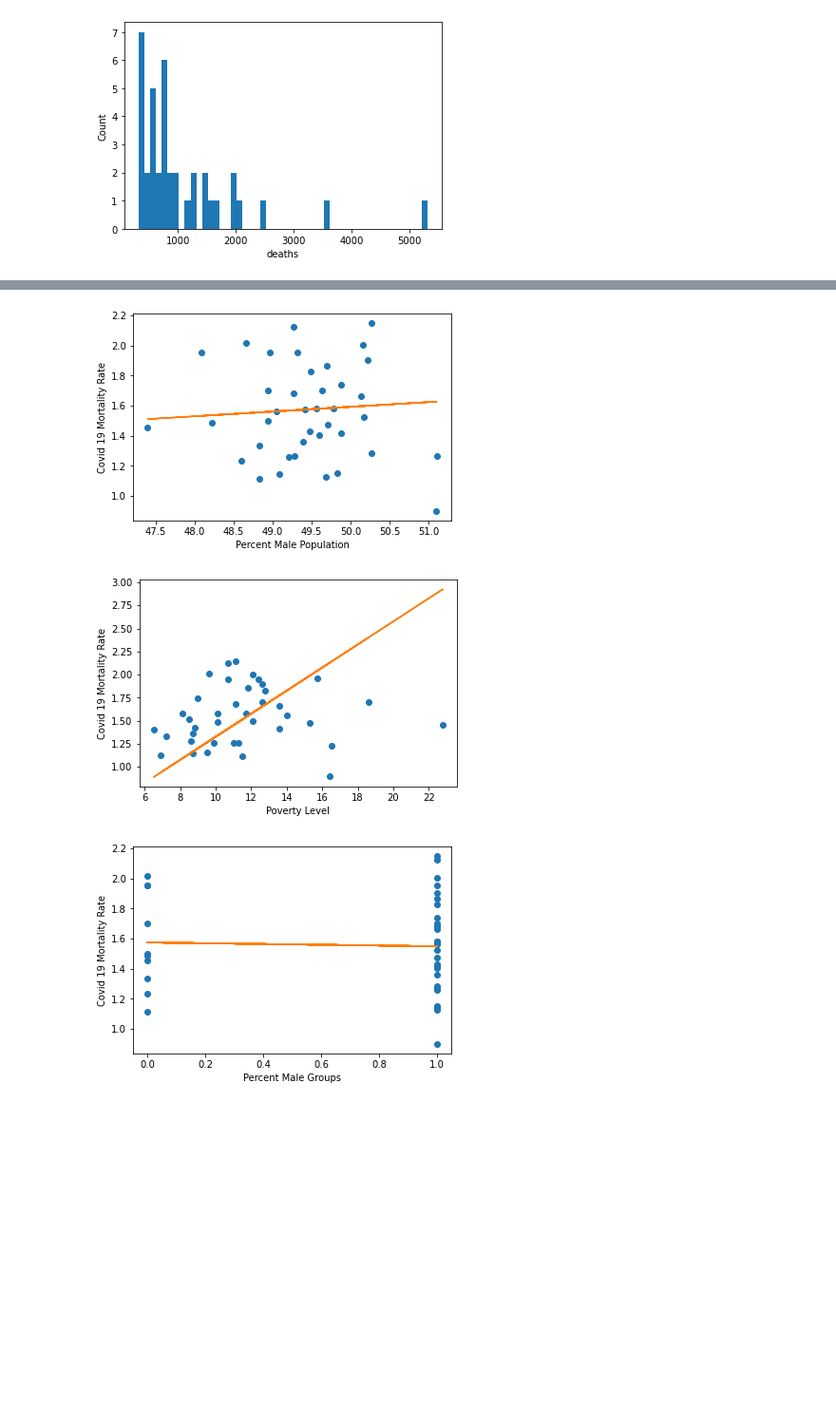
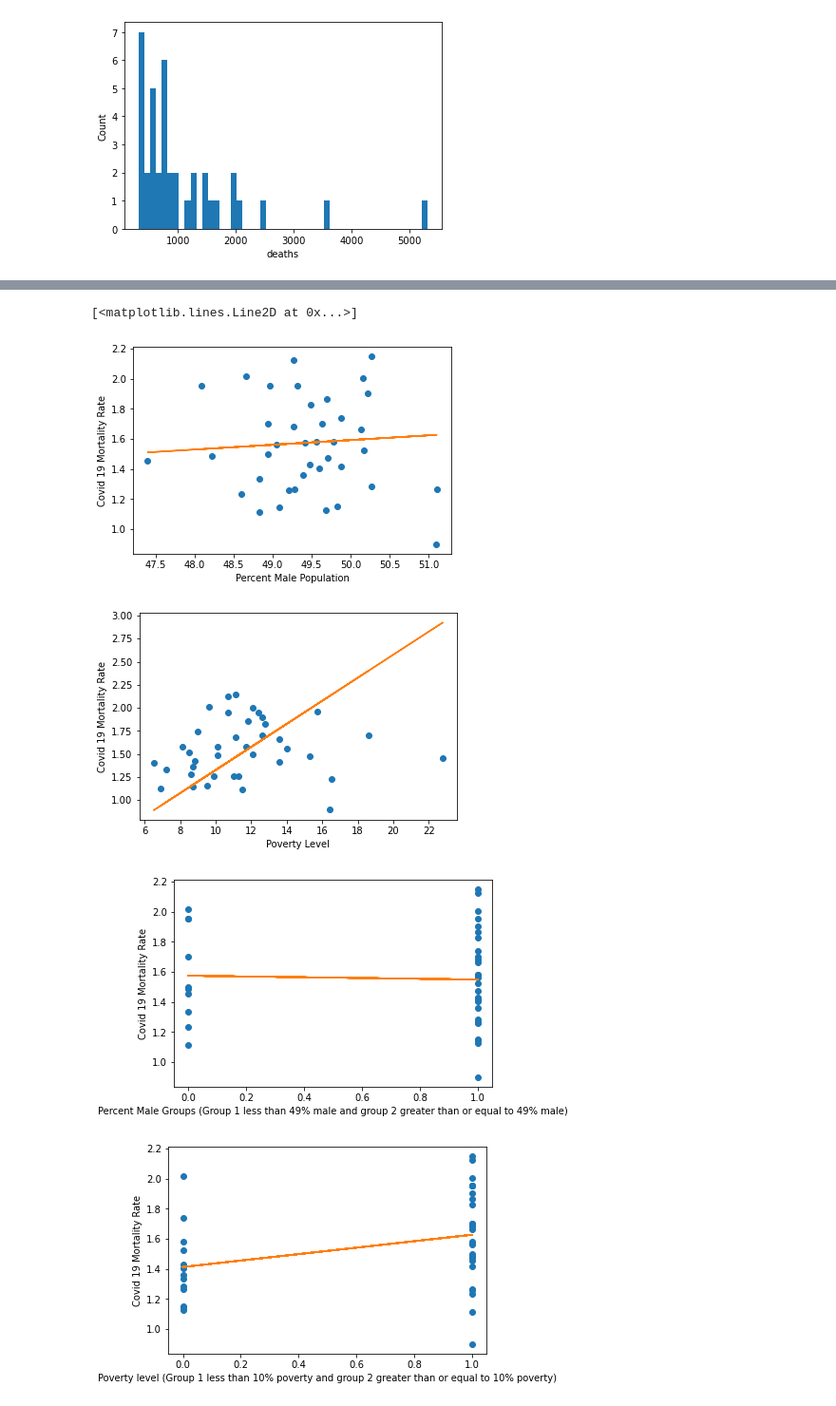
Before and after one commit to CAK25/AnalyzeCovid, a Jupyter notebook: GitHub.ipynb, the cells around one changed output, grey strips where cells are left out. Shown at 95% size. Cells and saved outputs as stored; diff of their text form; code cells hidden in the pictures; blank space fills up the shorter version.

Commit message:
Clear Labels on Plots

```diff
--- a/GitHub.ipynb
+++ b/GitHub.ipynb
@@ -82,9 +82,9 @@ model=sm.OLS(x, Percentmale).fit()
 parameters=model.params[0]
 intc=parameters[0]
 slope=parameters[1]
-print('y intercept =')
+print('The y intercept of Percent male vs Mortality Rate is =')
 print(intc)
-print('The slope =')
+print('The slope of Percent male vs Mortality Rate is =')
 print(slope)
 plt.plot(Percentmale,slope*Percentmale+intc)
 
@@ -105,9 +105,9 @@ model=sm.OLS(x, pov).fit()
 parameters=model.params[0]
 intc=parameters[0]
 slope=parameters[1]
-print('y intercept =')
+print('The y intercept of Poverty vs Mortality Rate is =')
 print(intc)
-print('The slope =')
+print('The slope of Poverty vs Mortality Rate is =')
 print(slope)
 plt.plot(pov,slope*pov+intc)
 
@@ -128,12 +128,12 @@ Covid['povGroup'].loc[Covid['Poverty level']>=10]=1.
 Covid['CombinedGroup']=0
 Covid['CombinedGroup'].loc[(Covid['povGroup']==1) & (Covid['MaleGroup']==1)]=1
 
-print(Covid)
+# print(Covid)
 
-# Plot discreet for group 1 less than 49% male and group 2 greater than 49% percent male.
+# Plot discrete for group 1 less than 49% male and group 2 greater than 49% percent male.
 plt.figure(3)
 plt.plot(Covid['MaleGroup'],Covid['Covid Mortality Rate'],'o')
-plt.xlabel("Percent Male Groups");
+plt.xlabel("Percent Male Groups (Group 1 less than 49% male and group 2 greater than or equal to 49% male)");
 plt.ylabel("Covid 19 Mortality Rate");
 
 # Regress data
@@ -152,17 +152,17 @@ intc, slope = tmp @ np.transpose(X) @ np.array(Covid['Covid Mortality Rate'])
 # slope=model.params[1]
 
 #Plot regressed trendline
-print('y intercept =')
+print('The y intercept for the discrete plot of group 1 less than 49% male and group 2 greater than or equal to 49% male =')
 print(intc)
-print('The slope =')
+print('The slope for the discrete plot of group 1 less than 49% male and group 2 greater than or equal to 49% male =')
 print(slope)
 plt.plot(Covid['MaleGroup'], slope*Covid['MaleGroup']+intc)
 
 # ========================================================
-# Plot discreet for group 1 less than 10% Poverty level and group 2 greater than 10% Poverty level.
+# Plot discrete for group 1 less than 10% Poverty level and group 2 greater than 10% Poverty level.
 plt.figure(4)
 plt.plot(Covid['povGroup'],Covid['Covid Mortality Rate'],'o')
-plt.xlabel("Poverty level");
+plt.xlabel("Poverty level (Group 1 less than 10% poverty and group 2 greater than or equal to 10% poverty)");
 plt.ylabel("Covid 19 Mortality Rate");
 
 X = np.c_[np.ones(39),np.array(Covid['povGroup'], dtype='float64')]
@@ -171,28 +171,28 @@ from numpy.linalg import inv
 tmp = inv(np.matmul(np.transpose(X),X))
 intc, slope = tmp @ np.transpose(X) @ np.array(Covid['Covid Mortality Rate'])
 
-print('y intercept =')
+print('The y intercept for the discrete plot of group 1 less than 10% poverty and group 2 greater than or equal to 10% poverty =')
 print(intc)
-print('The slope =')
+print('The slope for the discrete plot of group 1 less than 10% poverty and group 2 greater than or equal to 10% poverty =')
 print(slope)
 plt.plot(Covid['povGroup'], slope*Covid['povGroup']+intc)
 # ========================================================
-#Plot groups of above 49% male and below 10% poverty level.
+#Plot groups of above 49% male and above 10% poverty level.
 plt.figure(5)
 plt.plot(Covid['CombinedGroup'],Covid['Covid Mortality Rate'],'o')
-plt.xlabel("Population above 49% male and below 10% poverty level");
+plt.xlabel("Population and Percent Male (Group 1 less than 49% male and less than 10% poverty and group 2 greater than or equal to 49% male and greater than or equal to 10% poverty level)");
 plt.ylabel("Covid 19 Mortality Rate");
 
-#Regression of above 49% male and below 10% poverty level.
-X = np.c_[np.ones(39),np.array(Covid['povGroup'], dtype='float64')]
+#Regression of above 49% male and above 10% poverty level.
+X = np.c_[np.ones(39),np.array(Covid['CombinedGroup'], dtype='float64')]
 # print(X)
 from numpy.linalg import inv
 tmp = inv(np.matmul(np.transpose(X),X))
 intc, slope = tmp @ np.transpose(X) @ np.array(Covid['Covid Mortality Rate'])
 
-print('y intercept =')
+print('The y intercept for the discrete plot of group 1 less than 49% male and less than 10% poverty and group 2 greater than or equal to 49% male and greater than or equal to 10% poverty level=')
 print(intc)
-print('The slope =')
+print('The slope for the discrete plot of group 1 less than 49% male and less than 10% poverty and group 2 greater than or equal to 49% male and greater than or equal to 10% poverty level =')
 print(slope)
-plt.plot(Covid['CombinedGroup'], slope*Covid['povGroup']+intc)
+plt.plot(Covid['CombinedGroup'], slope*Covid['CombinedGroup']+intc)
 # %% [output]
@@ -237,3 +239,5 @@ TypeError: ufunc 'isnan' not supported for the input types, and the inputs could
+[<matplotlib.lines.Line2D at 0x...>]
 [figure]
 [figure]
-[figure, old version]
+[figure, new version]
+[figure, added]
```
Also changed, not shown: parts of 1 cell of this notebook.
